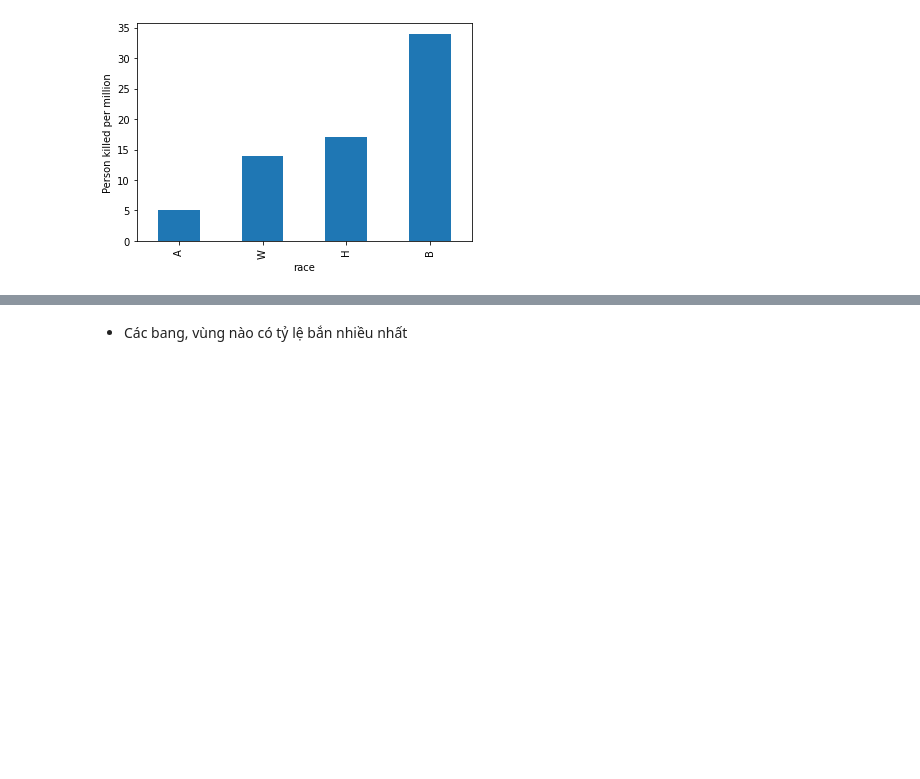
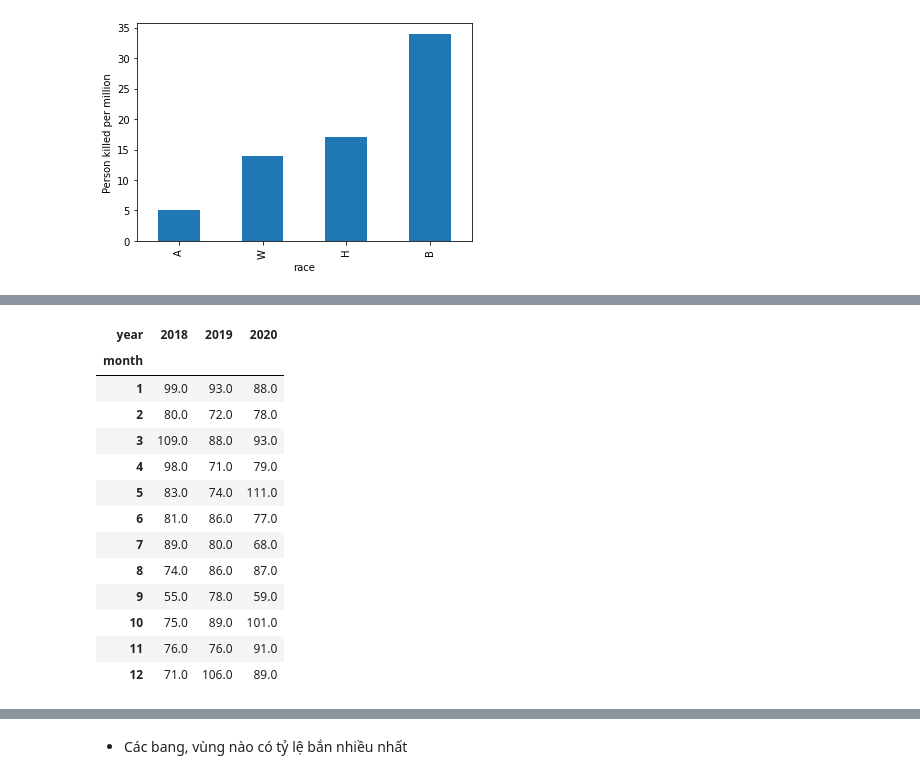
Before and after one commit to trucnguyen13/Final_DS_Project, a Jupyter notebook: main.ipynb, the cells around one changed output, grey strips where cells are left out. Cells and saved outputs as stored; diff of their text form; code cells hidden in the pictures; blank space fills up the shorter version.

```diff
--- a/main.ipynb
+++ b/main.ipynb
@@ -216,0 +236,21 @@ s.plot.bar(xlabel='race', ylabel= 'Person killed per million')
+# %%
+s = mvt_df[['year','month']]
+s = s.groupby(['year','month']).size()
+num_thefts_each_month_df = s.unstack(1).T
+num_thefts_each_month_df = num_thefts_each_month_df[[2018,2019,2020]]
+num_thefts_each_month_df
+# %% [output]
+| year | 2018 | 2019 | 2020 |
+| month |  |  |  |
+| 1 | 99.0 | 93.0 | 88.0 |
+| 2 | 80.0 | 72.0 | 78.0 |
+| 3 | 109.0 | 88.0 | 93.0 |
+| 4 | 98.0 | 71.0 | 79.0 |
+| 5 | 83.0 | 74.0 | 111.0 |
+| 6 | 81.0 | 86.0 | 77.0 |
+| 7 | 89.0 | 80.0 | 68.0 |
+| 8 | 74.0 | 86.0 | 87.0 |
+| 9 | 55.0 | 78.0 | 59.0 |
+| 10 | 75.0 | 89.0 | 101.0 |
+| 11 | 76.0 | 76.0 | 91.0 |
+| 12 | 71.0 | 106.0 | 89.0 |
```
Also changed, not shown: parts of 23 cells of this notebook.
